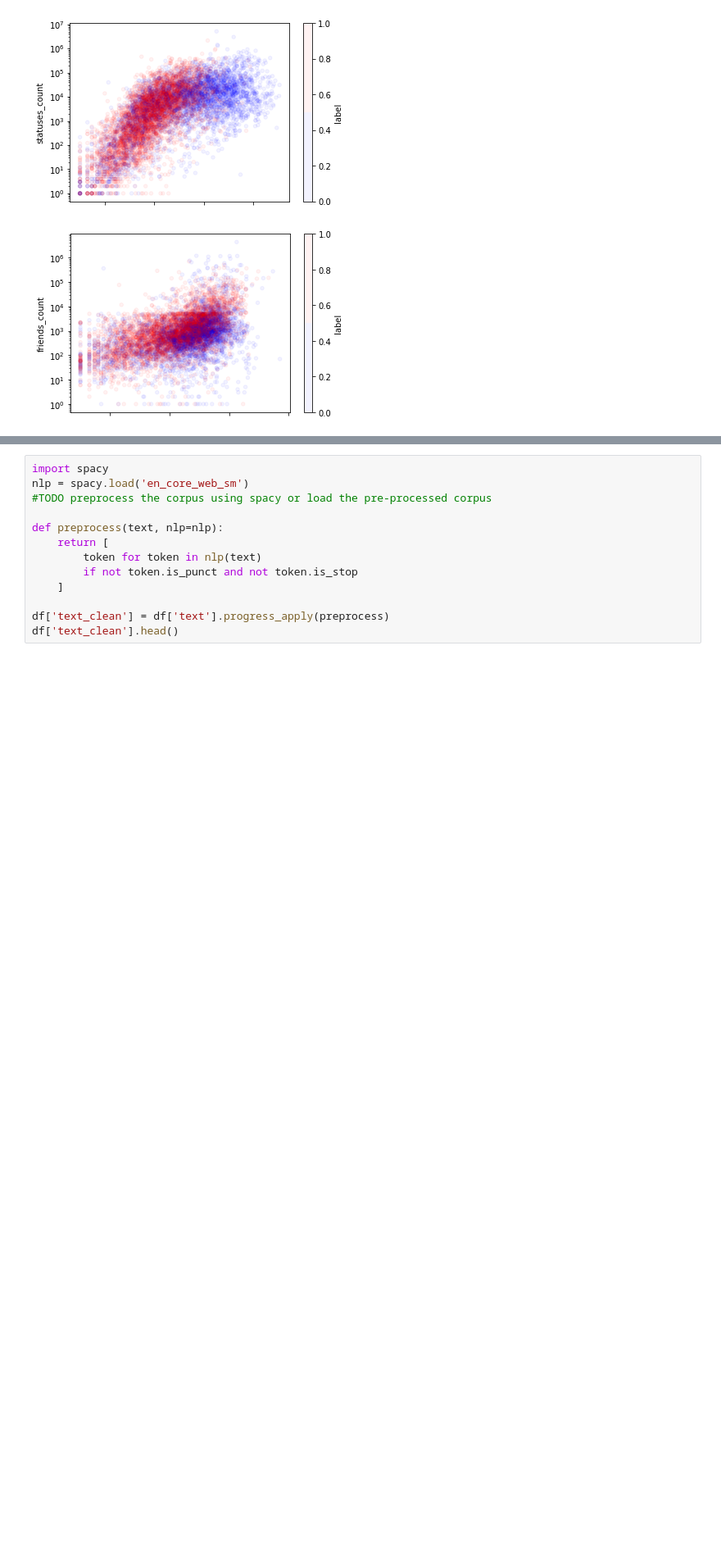
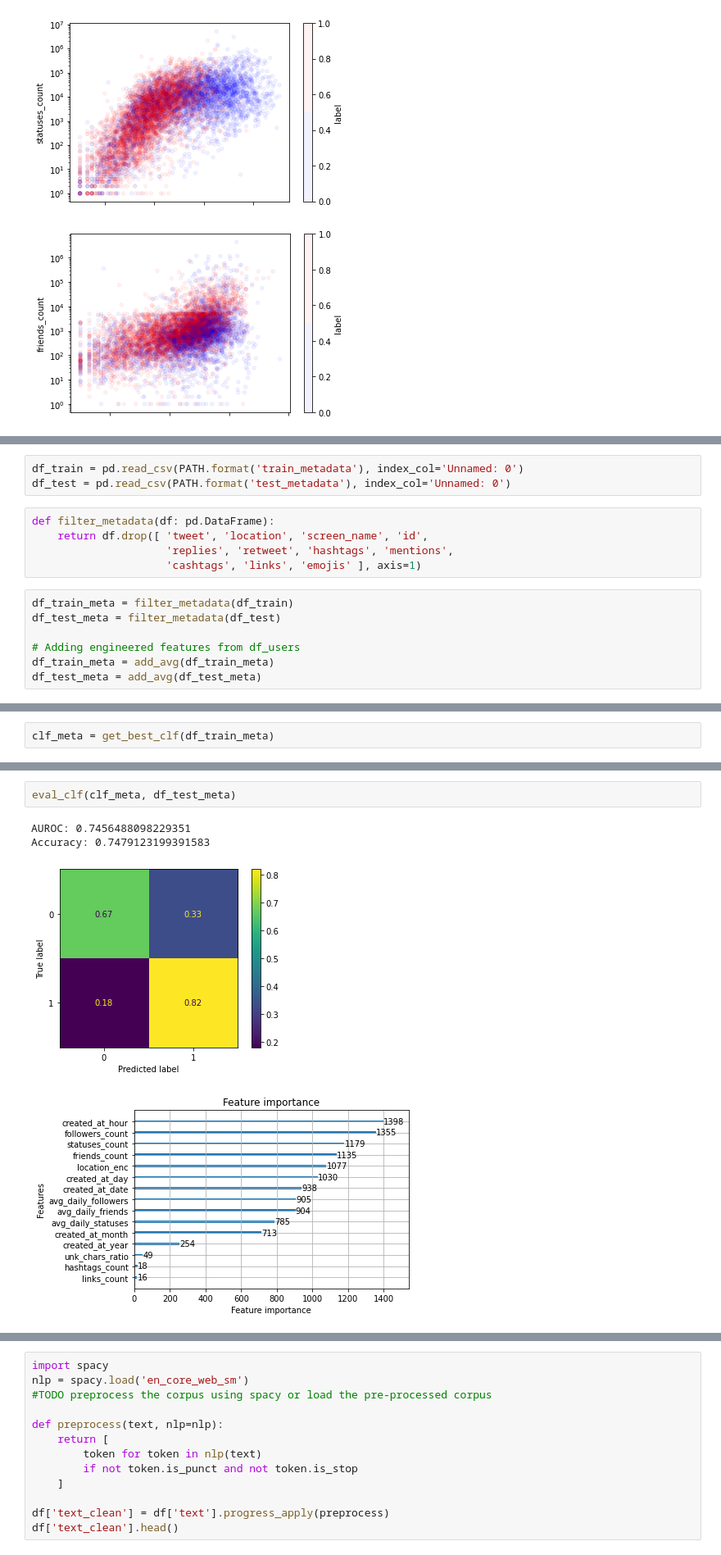
Before and after one commit to aegonwolf/ukraine-conflict-social-news, a Jupyter notebook: Bot detection - Florian.ipynb, the cells around one changed output, grey strips where cells are left out. Shown: that part at 82% size. Drawn from its saved outputs; the diff is of its cells as text; blank space fills up the shorter version.

```diff
--- a/Bot detection - Florian.ipynb
+++ b/Bot detection - Florian.ipynb
@@ -351,0 +546,15 @@ X_test, y_test = df_test.drop([ 'location', 'screen_name' ], axis=1), df_test['l
+# %%
+df_train = pd.read_csv(PATH.format('train_metadata'), index_col='Unnamed: 0')
+df_test = pd.read_csv(PATH.format('test_metadata'), index_col='Unnamed: 0')
+# %%
+def filter_metadata(df: pd.DataFrame):
+    return df.drop([ 'tweet', 'location', 'screen_name', 'id',
+                     'replies', 'retweet', 'hashtags', 'mentions',
+                     'cashtags', 'links', 'emojis' ], axis=1)
+# %%
+df_train_meta = filter_metadata(df_train)
+df_test_meta = filter_metadata(df_test)
+
+# Adding engineered features from df_users
+df_train_meta = add_avg(df_train_meta)
+df_test_meta = add_avg(df_test_meta)
@@ -351,0 +565,2 @@ X_test, y_test = df_test.drop([ 'location', 'screen_name' ], axis=1), df_test['l
+# %%
+clf_meta = get_best_clf(df_train_meta)
@@ -351,0 +600,7 @@ X_test, y_test = df_test.drop([ 'location', 'screen_name' ], axis=1), df_test['l
+# %%
+eval_clf(clf_meta, df_test_meta)
+# %% [output]
+AUROC: 0.7456488098229351
+Accuracy: 0.7479123199391583
+[figure, added]
+[figure, added]
```
Also changed, not shown: parts of 98 cells of this notebook.
